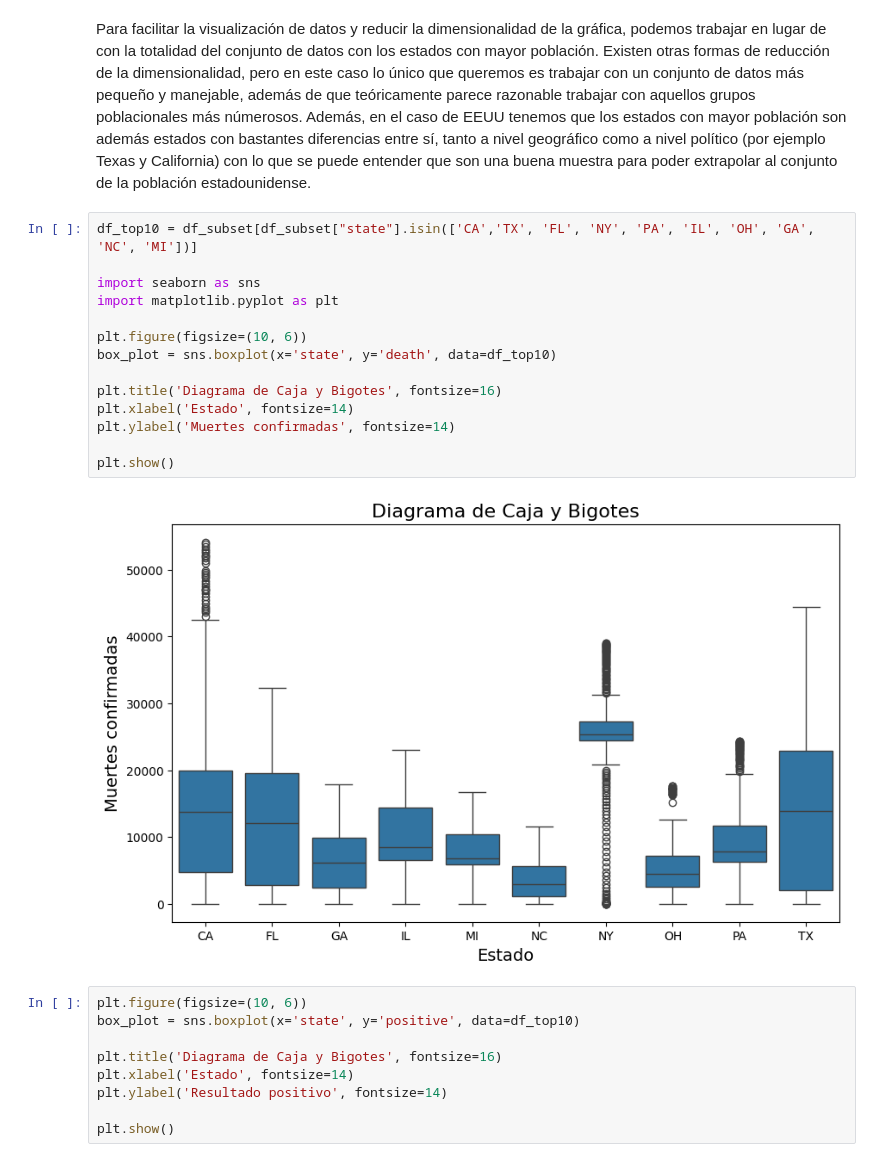
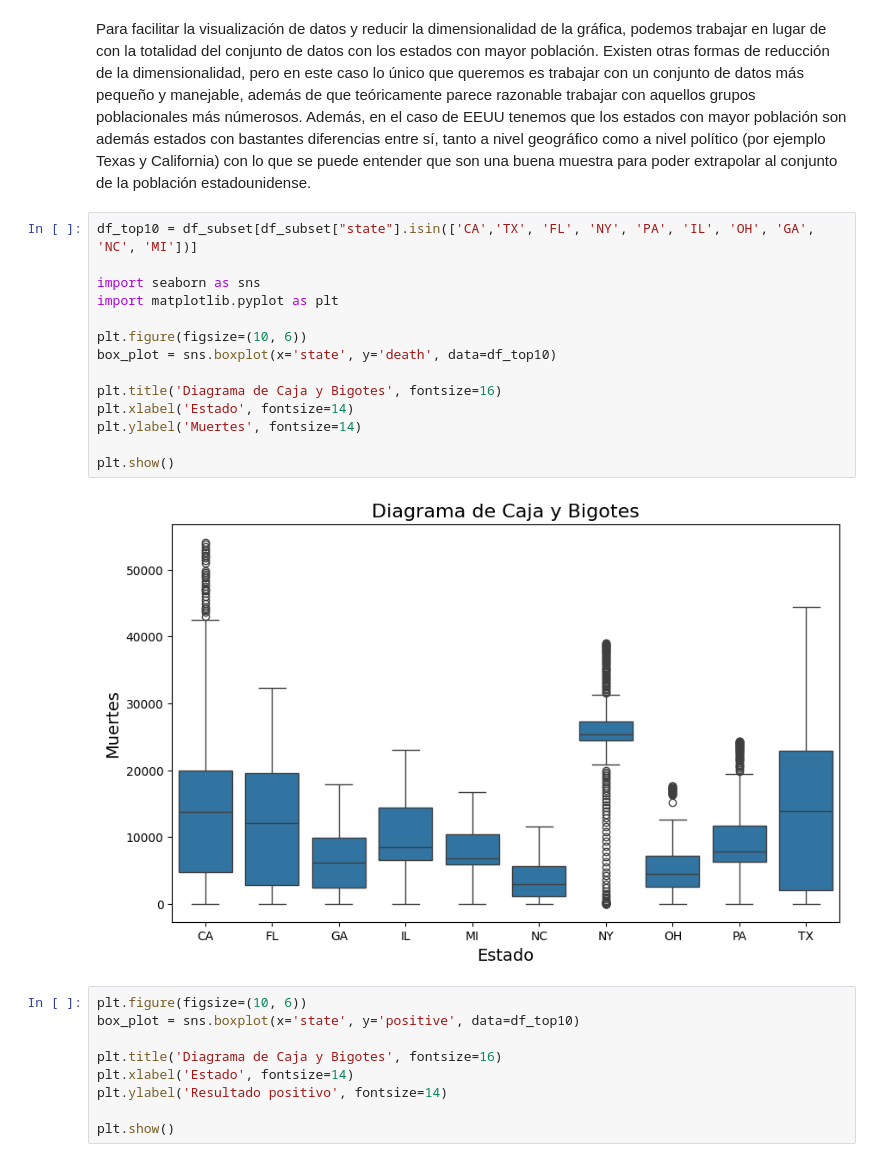
Before and after one commit to AI-School-F5-P3/Carri-Datathon, a Jupyter notebook: Analisis.ipynb, the cells around one changed output. Drawn from its saved outputs; the diff is of its cells as text.

```diff
--- a/Analisis.ipynb
+++ b/Analisis.ipynb
@@ -285,19 +358,19 @@ Para facilitar la visualización de datos y reducir la dimensionalidad de la gr
 # %%
 df_top10 = df_subset[df_subset["state"].isin(['CA','TX', 'FL', 'NY', 'PA', 'IL', 'OH', 'GA', 'NC', 'MI'])]
 
 import seaborn as sns
 import matplotlib.pyplot as plt
 
 plt.figure(figsize=(10, 6))
 box_plot = sns.boxplot(x='state', y='death', data=df_top10)
 
 plt.title('Diagrama de Caja y Bigotes', fontsize=16)
 plt.xlabel('Estado', fontsize=14)
-plt.ylabel('Muertes confirmadas', fontsize=14)
+plt.ylabel('Muertes', fontsize=14)
 
 plt.show()
 # %% [output]
-[figure, old version]
+[figure, new version]
 # %%
 plt.figure(figsize=(10, 6))
 box_plot = sns.boxplot(x='state', y='positive', data=df_top10)
```
Also changed, not shown: parts of 16 cells of this notebook.
